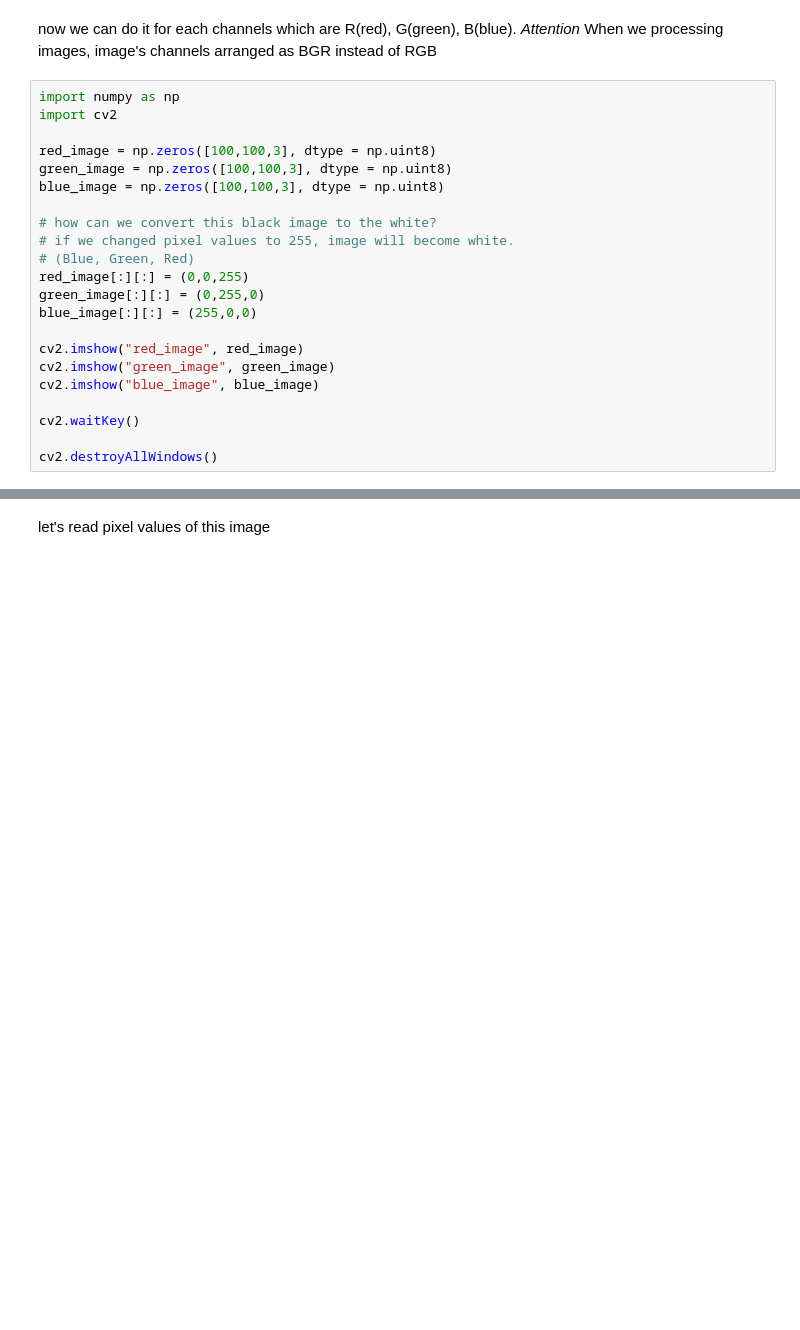
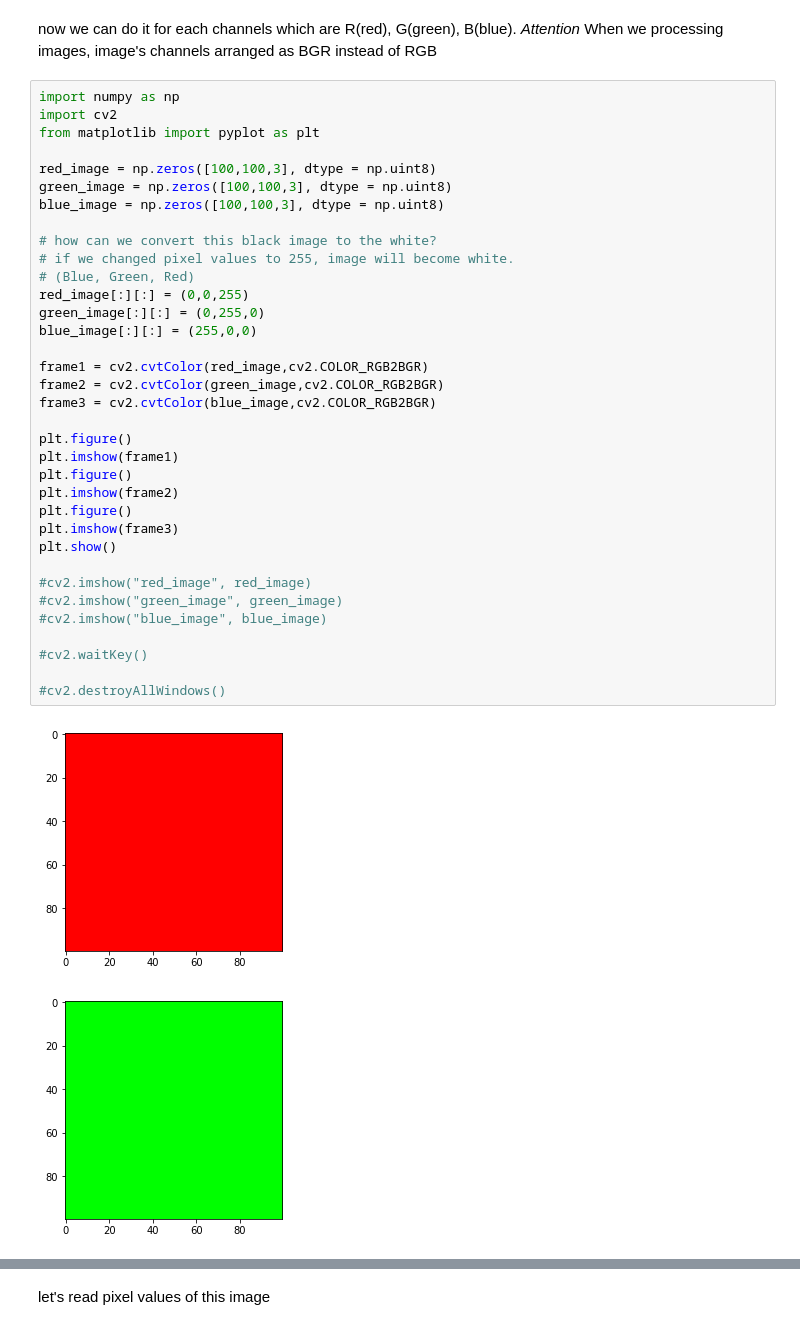
Before and after one commit to emrgry/ImageProcessingCourse, a Jupyter notebook: Image_Basics.ipynb, the cells around one changed output, grey strips where cells are left out. Cells and saved outputs as stored; diff of their text form; blank space fills up the shorter version.

```diff
--- a/Image_Basics.ipynb
+++ b/Image_Basics.ipynb
@@ -111,22 +130,38 @@ _Attention_ When we processing images, image's channels arranged as BGR instead
 # %%
 import numpy as np
 import cv2
+from matplotlib import pyplot as plt
 
 red_image = np.zeros([100,100,3], dtype = np.uint8)
 green_image = np.zeros([100,100,3], dtype = np.uint8)
 blue_image = np.zeros([100,100,3], dtype = np.uint8)
 
 # how can we convert this black image to the white?
 # if we changed pixel values to 255, image will become white.
 # (Blue, Green, Red)
 red_image[:][:] = (0,0,255)
 green_image[:][:] = (0,255,0)
 blue_image[:][:] = (255,0,0)
 
-cv2.imshow("red_image", red_image)
-cv2.imshow("green_image", green_image)
-cv2.imshow("blue_image", blue_image)
+frame1 = cv2.cvtColor(red_image,cv2.COLOR_RGB2BGR)
+frame2 = cv2.cvtColor(green_image,cv2.COLOR_RGB2BGR)
+frame3 = cv2.cvtColor(blue_image,cv2.COLOR_RGB2BGR)
 
-cv2.waitKey()
+plt.figure()
+plt.imshow(frame1)
+plt.figure()
+plt.imshow(frame2)
+plt.figure()
+plt.imshow(frame3)
+plt.show()
 
-cv2.destroyAllWindows()
+#cv2.imshow("red_image", red_image)
+#cv2.imshow("green_image", green_image)
+#cv2.imshow("blue_image", blue_image)
+
+#cv2.waitKey()
+
+#cv2.destroyAllWindows()
+# %% [output]
+[figure, added]
+[figure, added]
```
Also changed, not shown: parts of 15 cells of this notebook, 1 other file.
